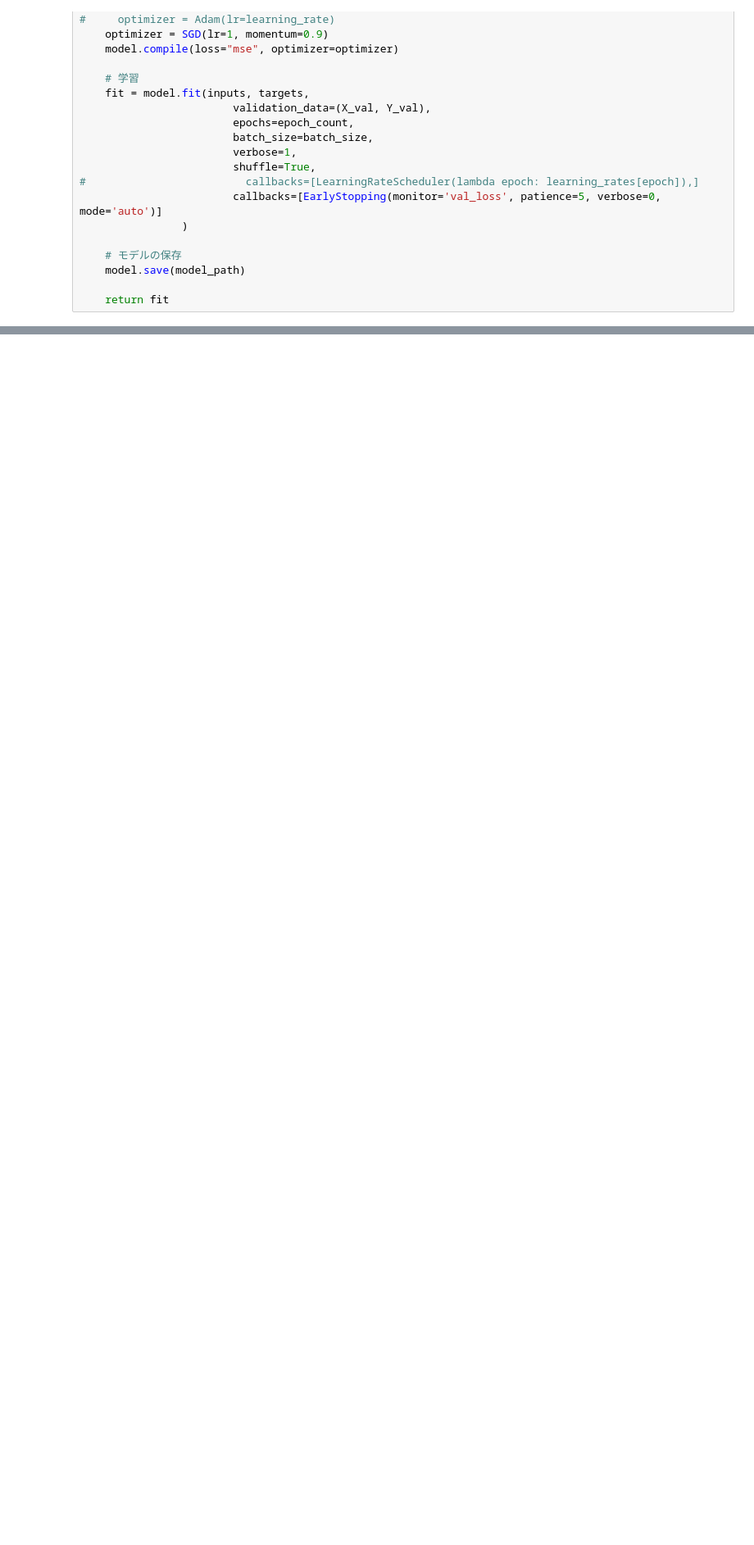
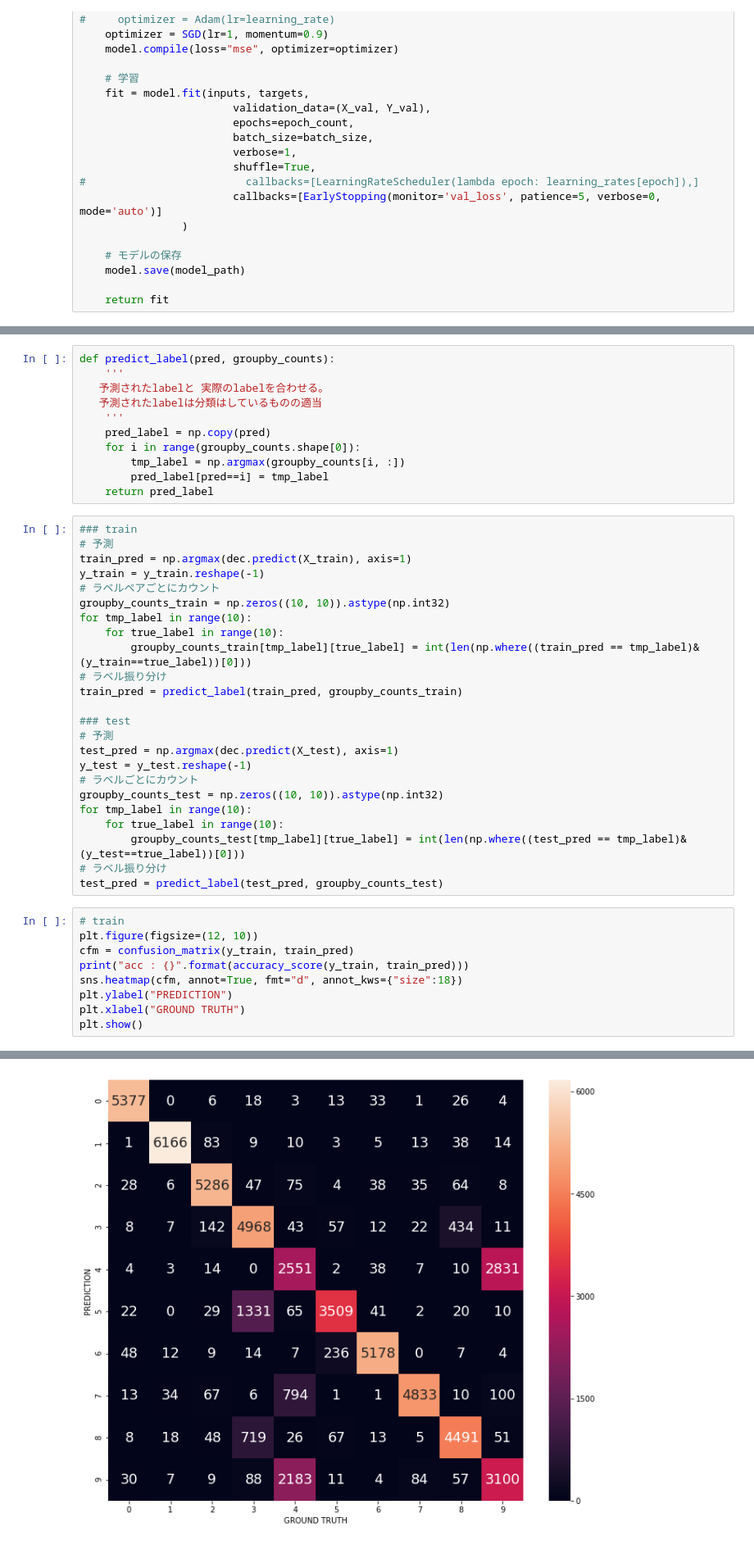
Before and after one commit to GENZITSU/DeepEmbeddingClustering, a Jupyter notebook: DEC.ipynb, the cells around one changed output, grey strips where cells are left out. Shown: that part at 82% size. Cells and saved outputs as stored; diff of their text form; blank space fills up the shorter version.

```diff
--- a/DEC.ipynb
+++ b/DEC.ipynb
@@ -235,0 +349,45 @@ def predict(comments, model_filepath="models/model.h5"):
+# %%
+def predict_label(pred, groupby_counts):
+    '''
+   予測されたlabelと 実際のlabelを合わせる。
+   予測されたlabelは分類はしているものの適当
+    '''
+    pred_label = np.copy(pred)
+    for i in range(groupby_counts.shape[0]):
+        tmp_label = np.argmax(groupby_counts[i, :])
+        pred_label[pred==i] = tmp_label
+    return pred_label
+# %%
+### train
+# 予測
+train_pred = np.argmax(dec.predict(X_train), axis=1)
+y_train = y_train.reshape(-1)
+# ラベルペアごとにカウント
+groupby_counts_train = np.zeros((10, 10)).astype(np.int32)
+for tmp_label in range(10):
+    for true_label in range(10):
+        groupby_counts_train[tmp_label][true_label] = int(len(np.where((train_pred == tmp_label)&(y_train==true_label))[0]))
+# ラベル振り分け
+train_pred = predict_label(train_pred, groupby_counts_train)
+
+### test
+# 予測
+test_pred = np.argmax(dec.predict(X_test), axis=1)
+y_test = y_test.reshape(-1)
+# ラベルごとにカウント
+groupby_counts_test = np.zeros((10, 10)).astype(np.int32)
+for tmp_label in range(10):
+    for true_label in range(10):
+        groupby_counts_test[tmp_label][true_label] = int(len(np.where((test_pred == tmp_label)&(y_test==true_label))[0]))
+# ラベル振り分け
+test_pred = predict_label(test_pred, groupby_counts_test)
+# %%
+# train
+plt.figure(figsize=(12, 10))
+cfm = confusion_matrix(y_train, train_pred)
+print("acc : {}".format(accuracy_score(y_train, train_pred)))
+sns.heatmap(cfm, annot=True, fmt="d", annot_kws={"size":18})
+plt.ylabel("PREDICTION")
+plt.xlabel("GROUND TRUTH")
+plt.show()
+# %% [output]
@@ -235,0 +395 @@ def predict(comments, model_filepath="models/model.h5"):
+[figure, added]
```
Also changed, not shown: parts of 26 cells of this notebook.
